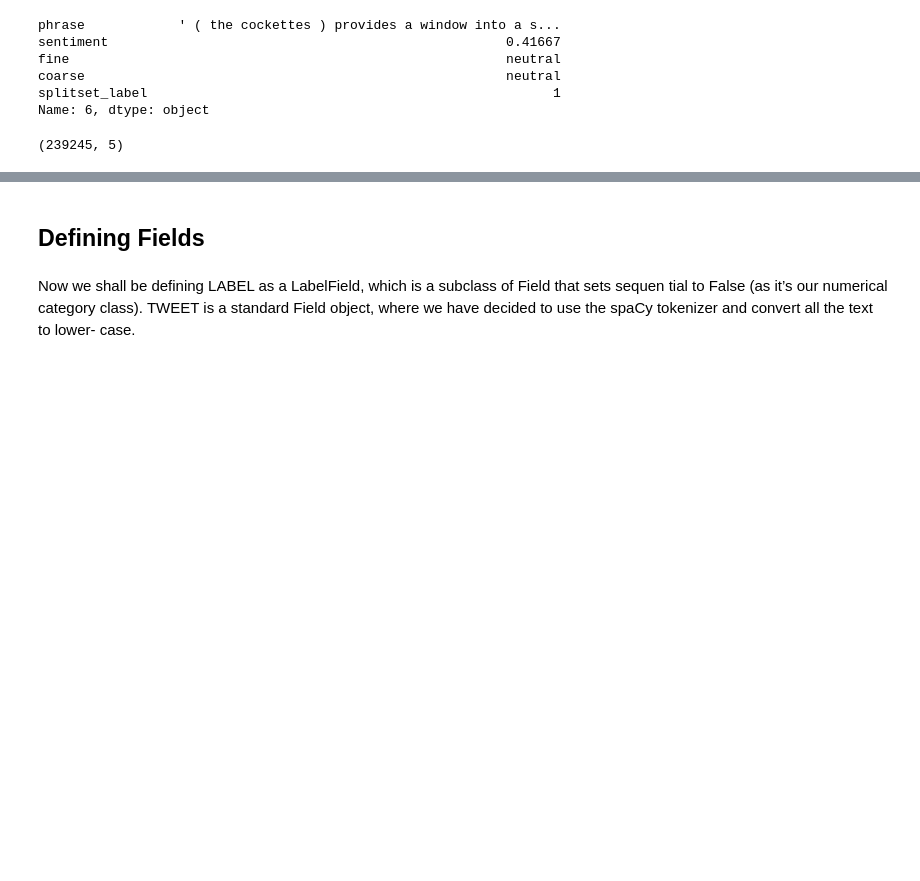
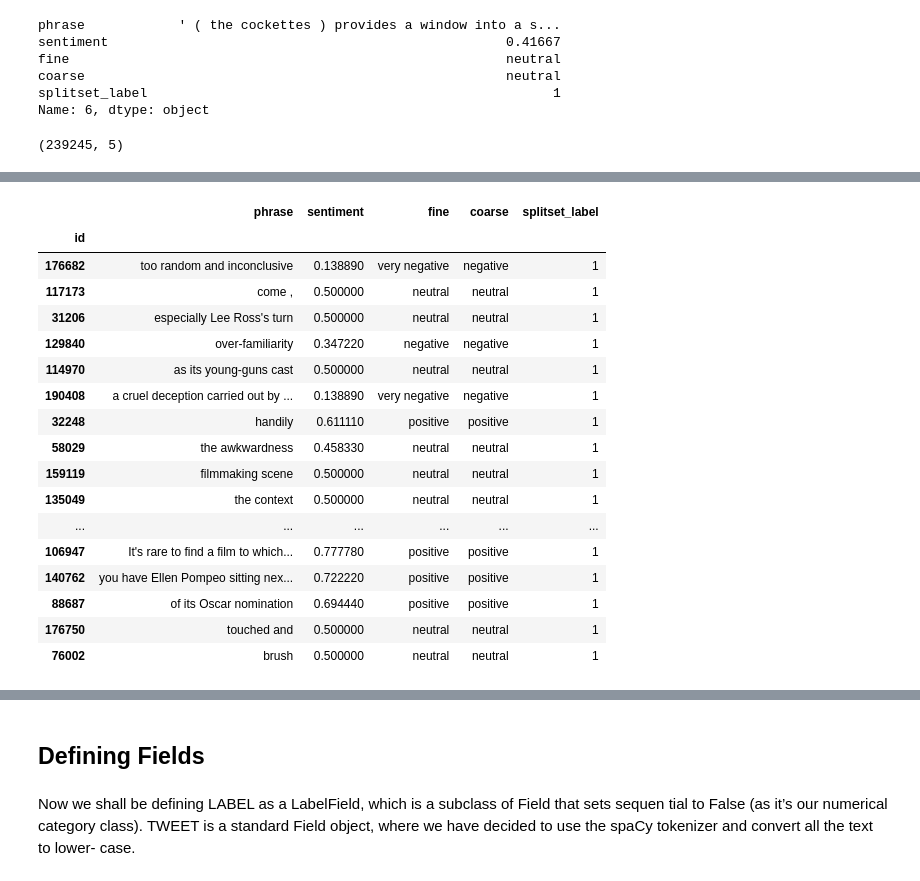
Before and after one commit to addyj/END_Merger, a Jupyter notebook: 7.SentimentAnalysisUsingLSTM/Sentiment_Analysis_using_LSTM_RNN.ipynb, the cells around one changed output, grey strips where cells are left out. Saved outputs shown, nothing was run; the diff lists cells and outputs as text; code cells hidden in the pictures; blank space fills up the shorter version.

```diff
--- a/7.SentimentAnalysisUsingLSTM/Sentiment_Analysis_using_LSTM_RNN.ipynb
+++ b/7.SentimentAnalysisUsingLSTM/Sentiment_Analysis_using_LSTM_RNN.ipynb
@@ -97,0 +194,21 @@ Name: splitset_label, dtype: int64
+# %%
+df.sample(50)
+# %% [output]
+|  | phrase | sentiment | fine | coarse | splitset_label |
+| id |  |  |  |  |  |
+| 176682 | too random and inconclusive | 0.138890 | very negative | negative | 1 |
+| 117173 | come , | 0.500000 | neutral | neutral | 1 |
+| 31206 | especially Lee Ross's turn | 0.500000 | neutral | neutral | 1 |
+| 129840 | over-familiarity | 0.347220 | negative | negative | 1 |
+| 114970 | as its young-guns cast | 0.500000 | neutral | neutral | 1 |
+| 190408 | a cruel deception carried out by ... | 0.138890 | very negative | negative | 1 |
+| 32248 | handily | 0.611110 | positive | positive | 1 |
+| 58029 | the awkwardness | 0.458330 | neutral | neutral | 1 |
+| 159119 | filmmaking scene | 0.500000 | neutral | neutral | 1 |
+| 135049 | the context | 0.500000 | neutral | neutral | 1 |
+| ... | ... | ... | ... | ... | ... |
+| 106947 | It's rare to find a film to which... | 0.777780 | positive | positive | 1 |
+| 140762 | you have Ellen Pompeo sitting nex... | 0.722220 | positive | positive | 1 |
+| 88687 | of its Oscar nomination | 0.694440 | positive | positive | 1 |
+| 176750 | touched and | 0.500000 | neutral | neutral | 1 |
+| 76002 | brush | 0.500000 | neutral | neutral | 1 |
```
Also changed, not shown: parts of 39 cells of this notebook.
